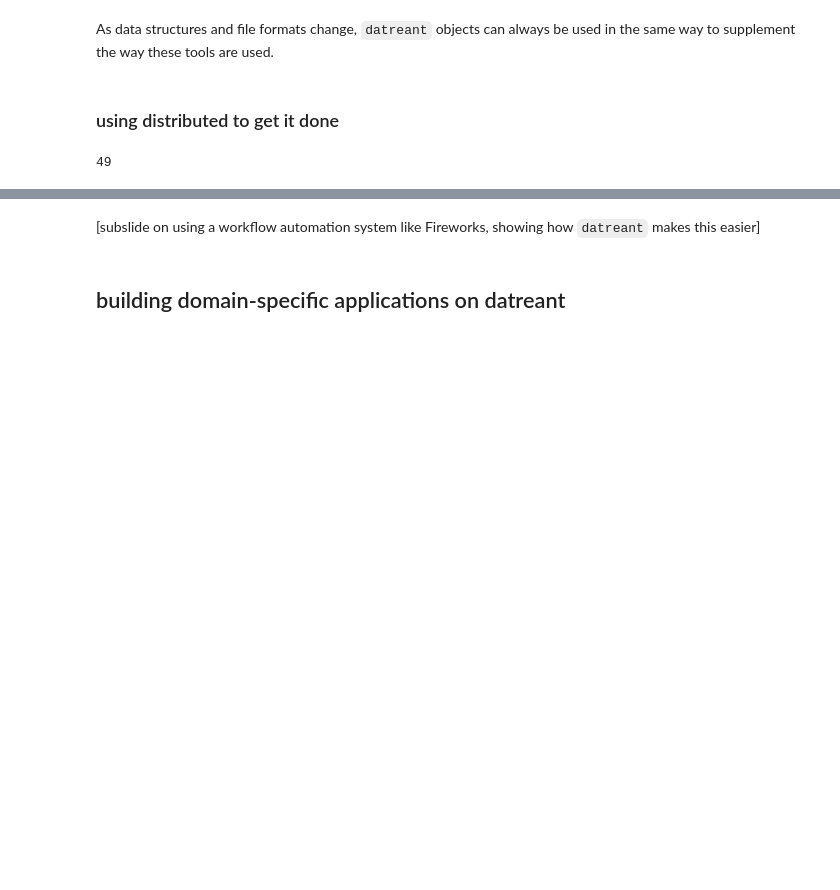
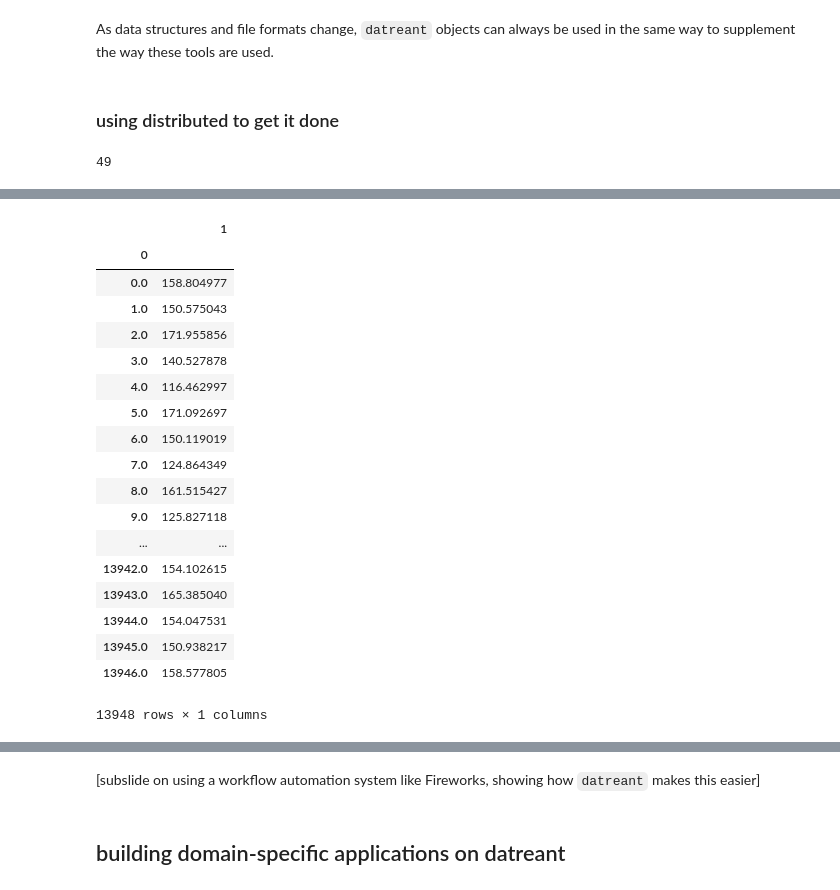
Before and after one commit to datreant/scipy-2016, a Jupyter notebook: talk/datreant.ipynb, the cells around one changed output, grey strips where cells are left out. Cells and saved outputs as stored; diff of their text form; code cells hidden in the pictures; blank space fills up the shorter version.

Commit message:
New idea; use MD data for dask+distributed example.
Get angles, plot angles as a function of parameters adjusted. We will
use groupby's on categories to split data, dask to aggregate CSVs.

```diff
--- a/talk/datreant.ipynb
+++ b/talk/datreant.ipynb
@@ -405,0 +451,22 @@ len(b)
+# %%
+pd.read_csv(b[0].glob('angles/*.csv')[0].abspath, header=None, index_col=0)
+# %% [output]
+|  | 1 |
+| 0 |  |
+| 0.0 | 158.804977 |
+| 1.0 | 150.575043 |
+| 2.0 | 171.955856 |
+| 3.0 | 140.527878 |
+| 4.0 | 116.462997 |
+| 5.0 | 171.092697 |
+| 6.0 | 150.119019 |
+| 7.0 | 124.864349 |
+| 8.0 | 161.515427 |
+| 9.0 | 125.827118 |
+| ... | ... |
+| 13942.0 | 154.102615 |
+| 13943.0 | 165.385040 |
+| 13944.0 | 154.047531 |
+| 13945.0 | 150.938217 |
+| 13946.0 | 158.577805 |
+13948 rows × 1 columns
```
Also changed, not shown: parts of 11 cells of this notebook.
